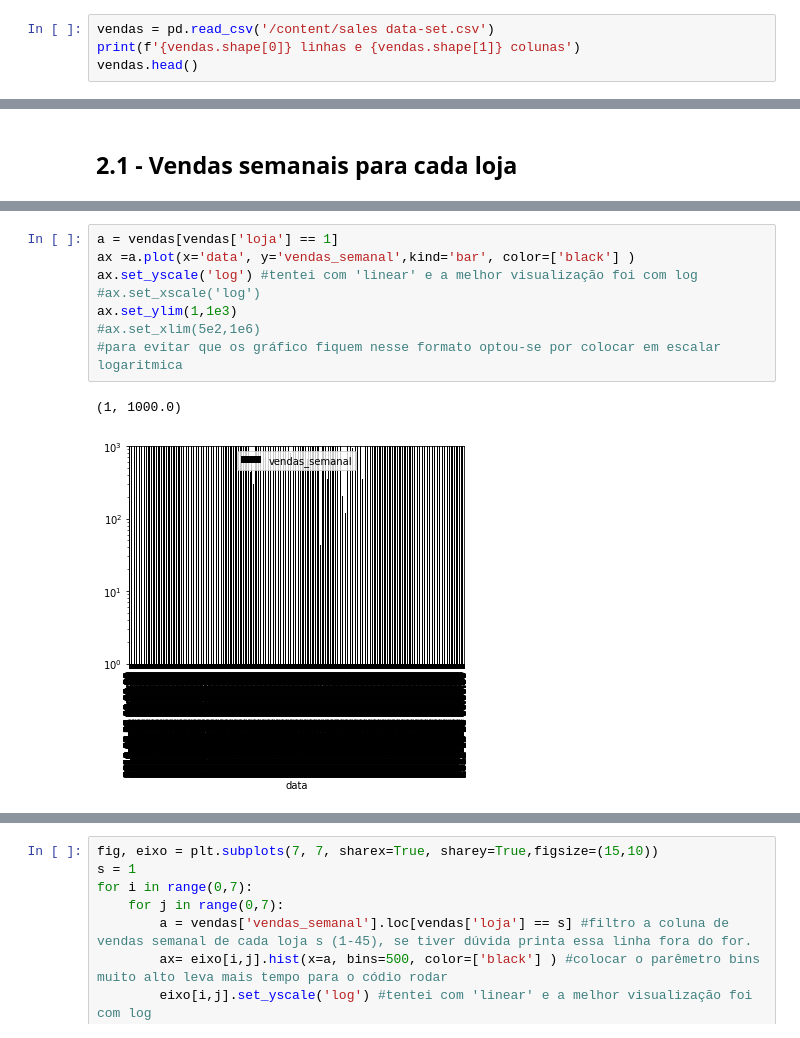
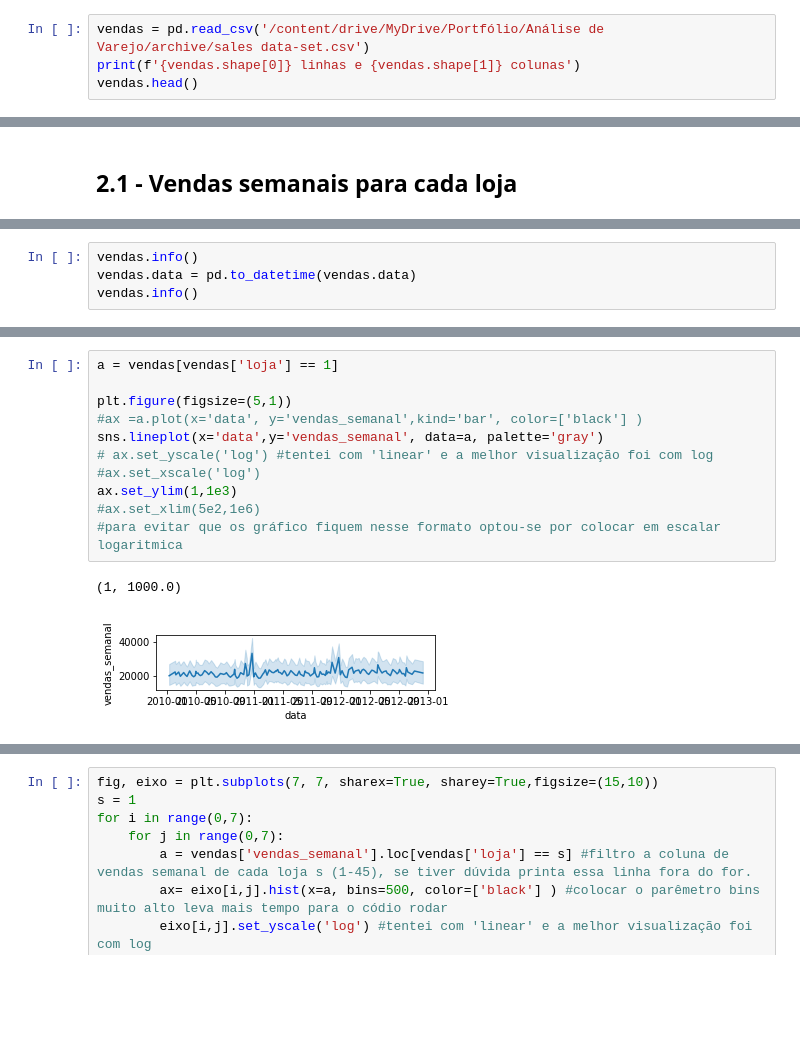
Before and after one commit to SamuelSousaFerreira/Analise-de-lojas-de-varejo, a Jupyter notebook: Análise_de_varejo.ipynb, the cells around one changed output, grey strips where cells are left out. Saved outputs shown, nothing was run; the diff lists cells and outputs as text; blank space fills up the shorter version.

```diff
--- a/Análise_de_varejo.ipynb
+++ b/Análise_de_varejo.ipynb
@@ -131,7 +148,7 @@ Com a função describe() conseguimos obter algumas informações do data set
 # %% [markdown]
 ## **data set vendas**
 # %%
-vendas = pd.read_csv('/content/sales data-set.csv')
+vendas = pd.read_csv('/content/drive/MyDrive/Portfólio/Análise de Varejo/archive/sales data-set.csv')
 print(f'{vendas.shape[0]} linhas e {vendas.shape[1]} colunas')
 vendas.head()
 # %% [output]
@@ -272,0 +275,4 @@ memory usage: 13.3 MB
+# %%
+vendas.info()
+vendas.data = pd.to_datetime(vendas.data)
+vendas.info()
@@ -273,11 +297,14 @@ memory usage: 13.3 MB
 # %%
 a = vendas[vendas['loja'] == 1]
-ax =a.plot(x='data', y='vendas_semanal',kind='bar', color=['black'] )
-ax.set_yscale('log') #tentei com 'linear' e a melhor visualização foi com log
+
+plt.figure(figsize=(5,1))
+#ax =a.plot(x='data', y='vendas_semanal',kind='bar', color=['black'] )
+sns.lineplot(x='data',y='vendas_semanal', data=a, palette='gray')
+# ax.set_yscale('log') #tentei com 'linear' e a melhor visualização foi com log
 #ax.set_xscale('log')
 ax.set_ylim(1,1e3)
 #ax.set_xlim(5e2,1e6)
 #para evitar que os gráfico fiquem nesse formato optou-se por colocar em escalar logaritmica
 # %% [output]
 (1, 1000.0)
-[figure, old version]
+[figure, new version]
```
Also changed, not shown: parts of 17 cells of this notebook.
